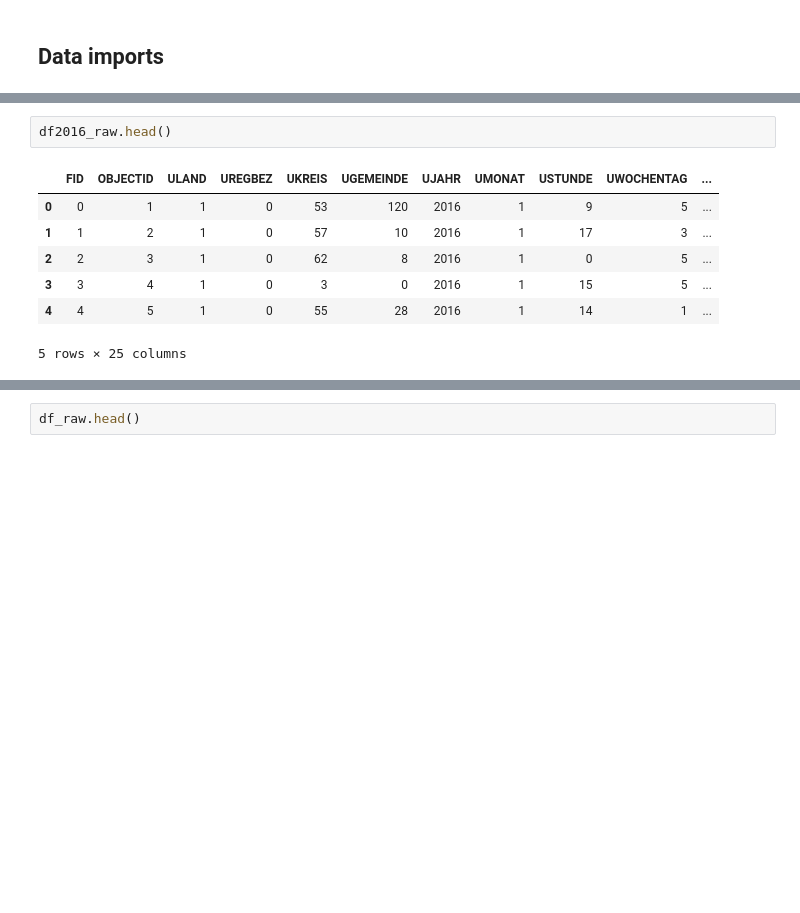
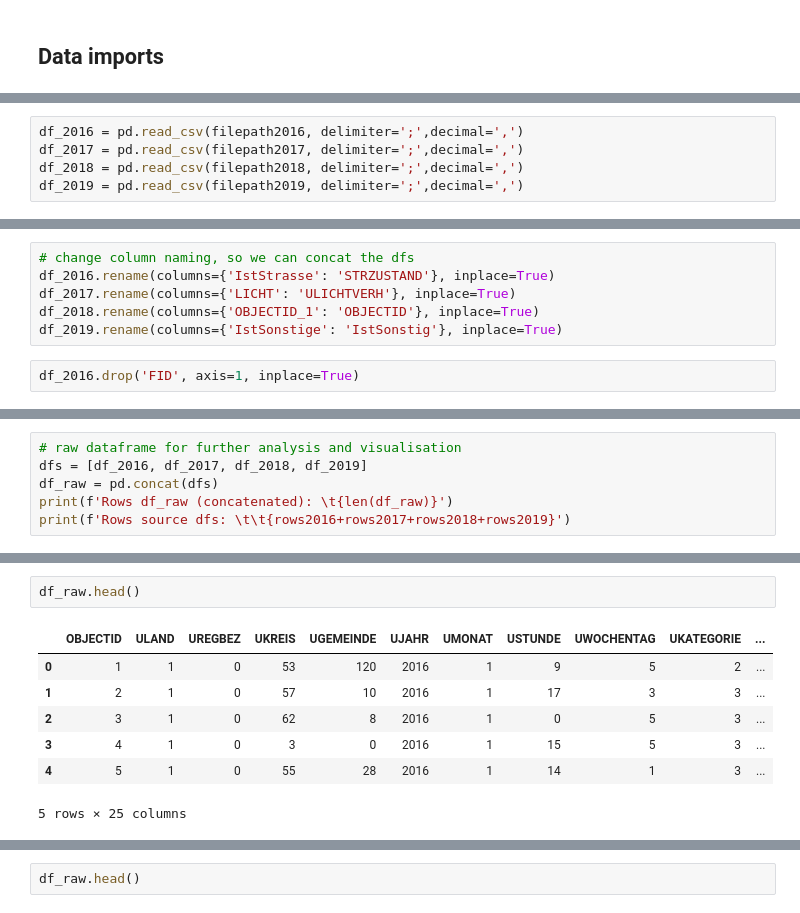
Before and after one commit to NicSch1992/TechLabsHH, a Jupyter notebook: blueprint.ipynb, the cells around one changed output, grey strips where cells are left out. Drawn from its saved outputs; the diff is of its cells as text; blank space fills up the shorter version.

```diff
--- a/blueprint.ipynb
+++ b/blueprint.ipynb
@@ -17,0 +39,5 @@ df2017_raw = pd.read_csv(file_path_2017,sep=";")
+# %%
+df_2016 = pd.read_csv(filepath2016, delimiter=';',decimal=',')
+df_2017 = pd.read_csv(filepath2017, delimiter=';',decimal=',')
+df_2018 = pd.read_csv(filepath2018, delimiter=';',decimal=',')
+df_2019 = pd.read_csv(filepath2019, delimiter=';',decimal=',')
@@ -17,0 +48,8 @@ df2017_raw = pd.read_csv(file_path_2017,sep=";")
+# %%
+# change column naming, so we can concat the dfs
+df_2016.rename(columns={'IstStrasse': 'STRZUSTAND'}, inplace=True)
+df_2017.rename(columns={'LICHT': 'ULICHTVERH'}, inplace=True)
+df_2018.rename(columns={'OBJECTID_1': 'OBJECTID'}, inplace=True)
+df_2019.rename(columns={'IstSonstige': 'IstSonstig'}, inplace=True)
+# %%
+df_2016.drop('FID', axis=1, inplace=True)
@@ -17,0 +71,6 @@ df2017_raw = pd.read_csv(file_path_2017,sep=";")
+# %%
+# raw dataframe for further analysis and visualisation
+dfs = [df_2016, df_2017, df_2018, df_2019]
+df_raw = pd.concat(dfs)
+print(f'Rows df_raw (concatenated): \t{len(df_raw)}')
+print(f'Rows source dfs: \t\t{rows2016+rows2017+rows2018+rows2019}')
@@ -18,10 +100,10 @@ df2017_raw = pd.read_csv(file_path_2017,sep=";")
 # %%
-df2016_raw.head()
+df_raw.head()
 # %% [output]
-|  | FID | OBJECTID | ULAND | UREGBEZ | UKREIS | UGEMEINDE | UJAHR | UMONAT | USTUNDE | UWOCHENTAG | ... |
-| 0 | 0 | 1 | 1 | 0 | 53 | 120 | 2016 | 1 | 9 | 5 | ... |
-| 1 | 1 | 2 | 1 | 0 | 57 | 10 | 2016 | 1 | 17 | 3 | ... |
-| 2 | 2 | 3 | 1 | 0 | 62 | 8 | 2016 | 1 | 0 | 5 | ... |
-| 3 | 3 | 4 | 1 | 0 | 3 | 0 | 2016 | 1 | 15 | 5 | ... |
-| 4 | 4 | 5 | 1 | 0 | 55 | 28 | 2016 | 1 | 14 | 1 | ... |
+|  | OBJECTID | ULAND | UREGBEZ | UKREIS | UGEMEINDE | UJAHR | UMONAT | USTUNDE | UWOCHENTAG | UKATEGORIE | ... |
+| 0 | 1 | 1 | 0 | 53 | 120 | 2016 | 1 | 9 | 5 | 2 | ... |
+| 1 | 2 | 1 | 0 | 57 | 10 | 2016 | 1 | 17 | 3 | 3 | ... |
+| 2 | 3 | 1 | 0 | 62 | 8 | 2016 | 1 | 0 | 5 | 3 | ... |
+| 3 | 4 | 1 | 0 | 3 | 0 | 2016 | 1 | 15 | 5 | 3 | ... |
+| 4 | 5 | 1 | 0 | 55 | 28 | 2016 | 1 | 14 | 1 | 3 | ... |
 5 rows × 25 columns
```
Also changed, not shown: parts of 25 cells of this notebook.
